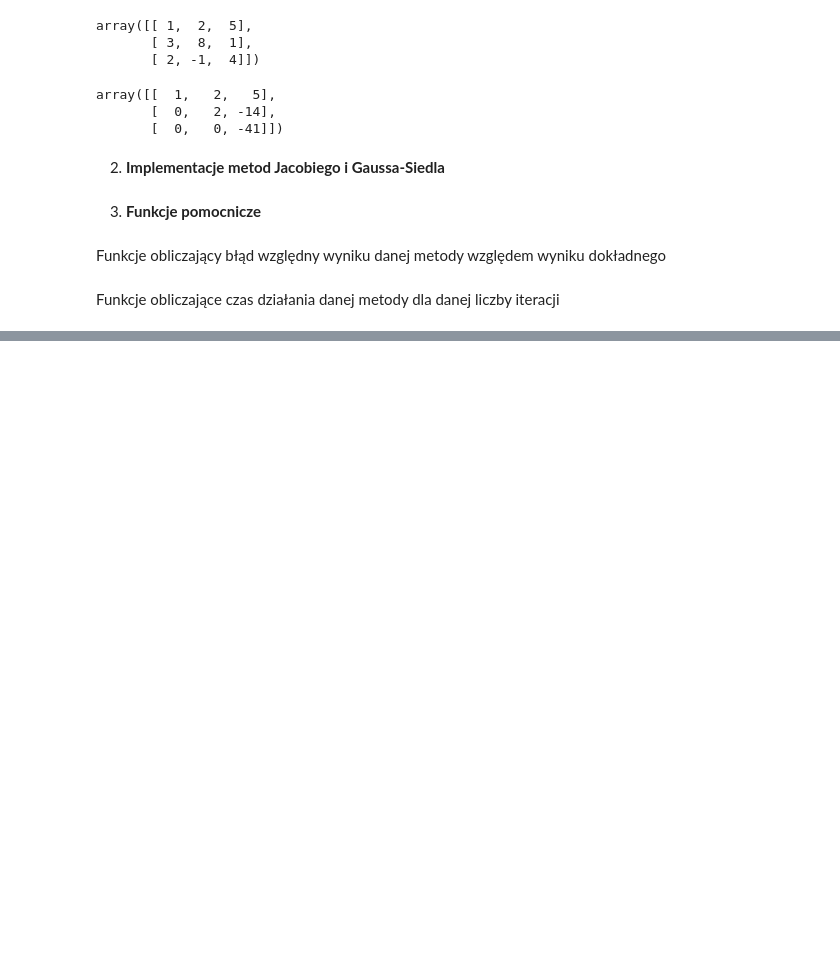
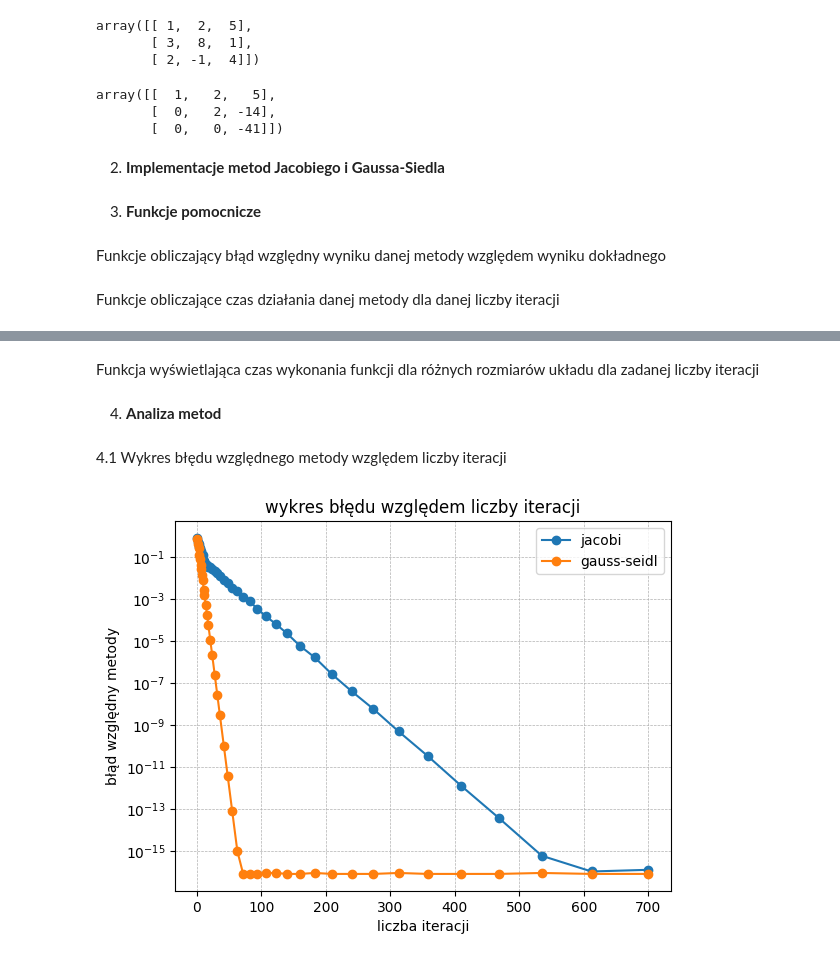
Before and after one commit to jarzeckil/mnum, a Jupyter notebook: lab2/lab2.ipynb, the cells around one changed output, grey strips where cells are left out. Saved outputs shown, nothing was run; the diff lists cells and outputs as text; code cells hidden in the pictures; blank space fills up the shorter version.

```diff
--- a/lab2/lab2.ipynb
+++ b/lab2/lab2.ipynb
@@ -117,0 +139,28 @@ def time_gauss_seidl(A,b, iter):
+# %%
+def show_error_plot(A,b):
+    x = np.unique(np.logspace(0, np.log10(700), num=50, dtype=int))
+
+    y_jacobi = np.zeros(len(x))
+    for i in range(len(x)):
+        y_jacobi[i] = calc_error_jacobi(A,b, x[i])
+
+    y_gs = np.zeros(len(x))
+    for i in range(len(x)):
+        y_gs[i] = calc_error_gauss_seidl(A,b, x[i])
+
+
+    plt.plot(x, y_jacobi, 'o-', label='jacobi')
+    plt.plot(x, y_gs, 'o-', label='gauss-seidl')
+
+    plt.yscale('log')
+    plt.grid(True, which="both", ls="--", linewidth=0.5)
+    plt.xlabel('liczba iteracji')
+    plt.ylabel('błąd względny metody')
+    plt.title('wykres błędu względem liczby iteracji')
+    plt.legend()
+
+    plt.grid(True)
+
+    plt.show()
+# %% [markdown]
+Funkcja wyświetlająca czas wykonania funkcji dla różnych rozmiarów układu dla zadanej liczby iteracji
@@ -117,0 +195,9 @@ def time_gauss_seidl(A,b, iter):
+# %% [markdown]
+4. **Analiza metod**
+# %% [markdown]
+4.1 Wykres błędu względnego metody względem liczby iteracji
+# %%
+A,b = load_A_b_from_m_file("mac_1.m")
+show_error_plot(A,b)
+# %% [output]
+[figure, added]
```
Also changed, not shown: parts of 11 cells of this notebook, 2 other files.
